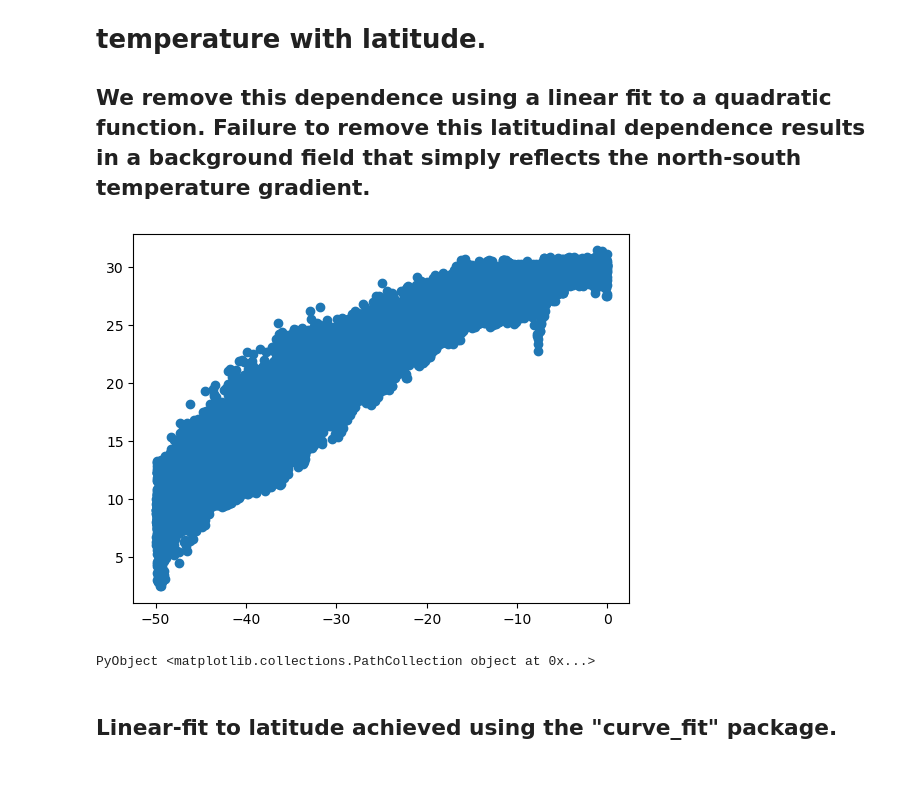
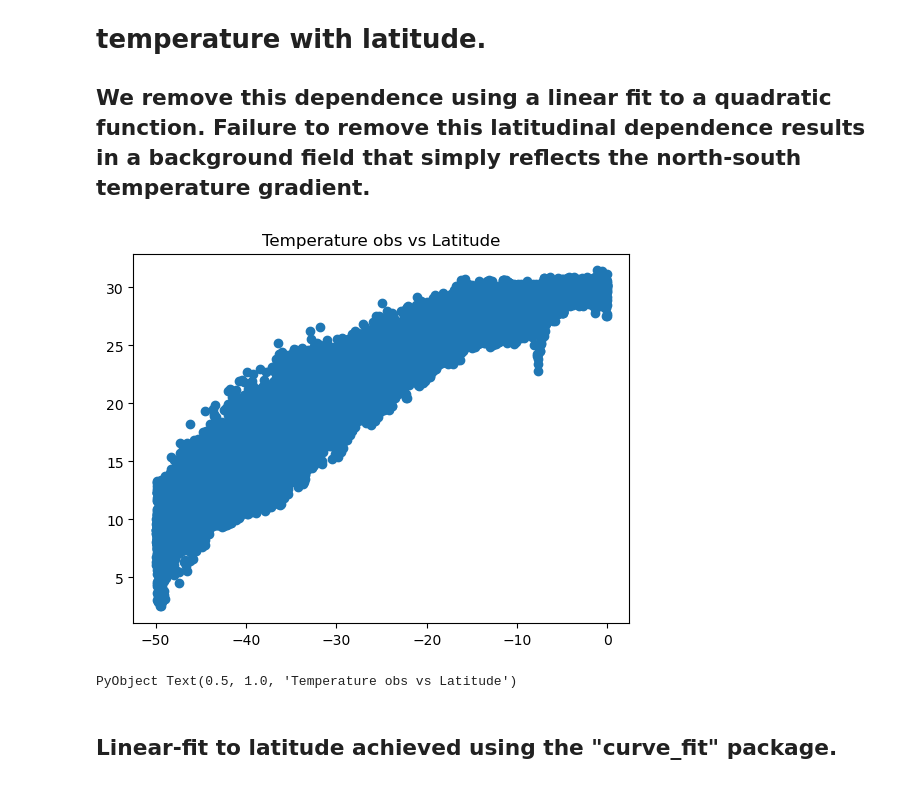
Before and after one commit to CARSv2/cars-v2, a Jupyter notebook: notebooks/parameter_sandbox.ipynb, the cells around one changed output. Cells and saved outputs as stored; diff of their text form; code cells hidden in the pictures.

Commit message:
update to notes, param loop, and surface plot

```diff
--- a/notebooks/parameter_sandbox.ipynb
+++ b/notebooks/parameter_sandbox.ipynb
@@ -130,9 +159,10 @@ PyObject Text(0.5, 1.0, 'synthetic obs')
 ## We remove this dependence using a linear fit to a quadratic function. Failure to remove this latitudinal dependence results in a background field that simply reflects the north-south temperature gradient.
 # %%
 scatter(latitude,temperature)
+plt.title("Temperature obs vs Latitude")
 # %% [output]
-[figure, old version]
+[figure, new version]
-PyObject <matplotlib.collections.PathCollection object at 0x...>
+PyObject Text(0.5, 1.0, 'Temperature obs vs Latitude')
 # %% [markdown]
 ## Linear-fit to latitude achieved using the "curve_fit" package.
 # %%
```
Also changed, not shown: parts of 41 cells of this notebook.
